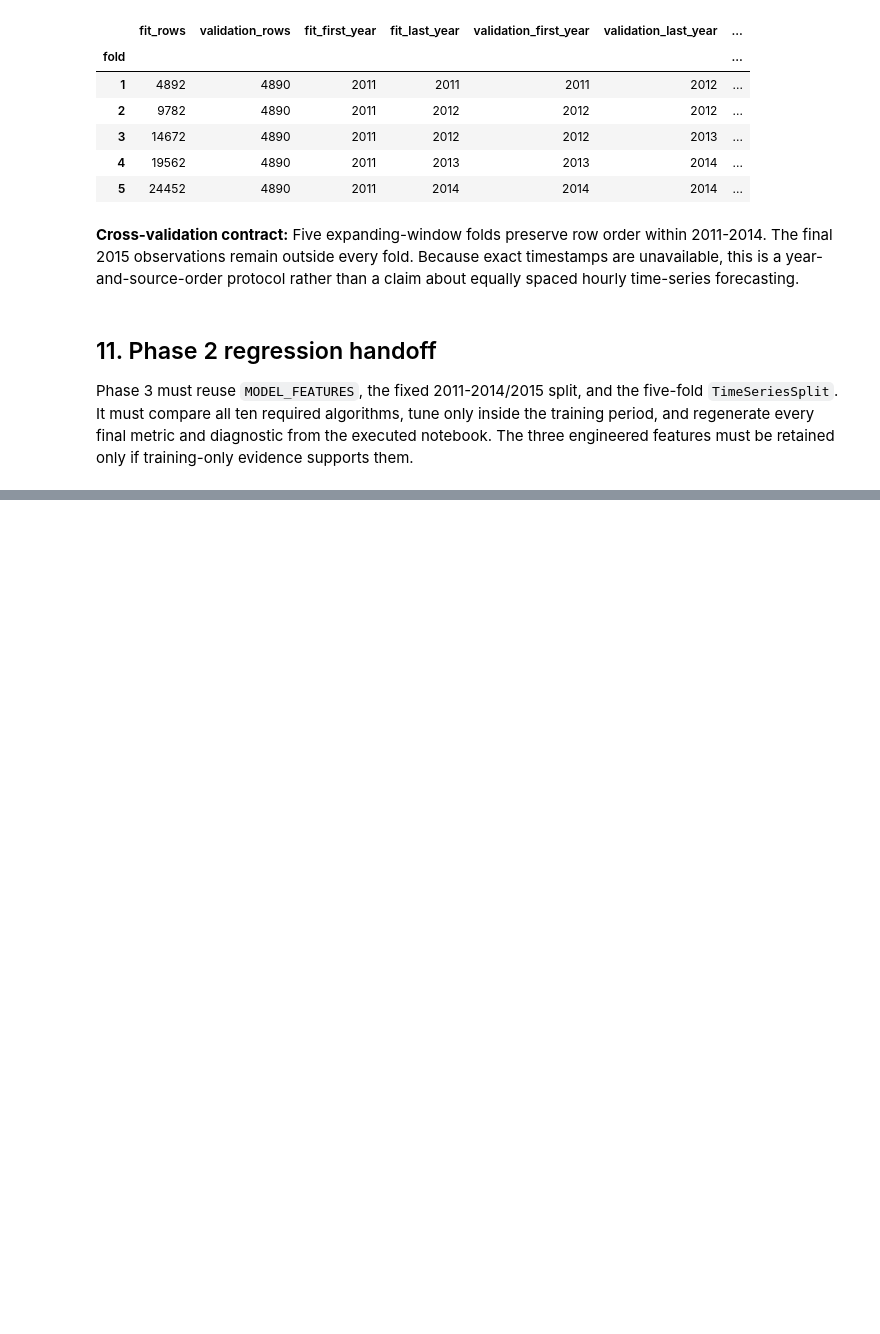
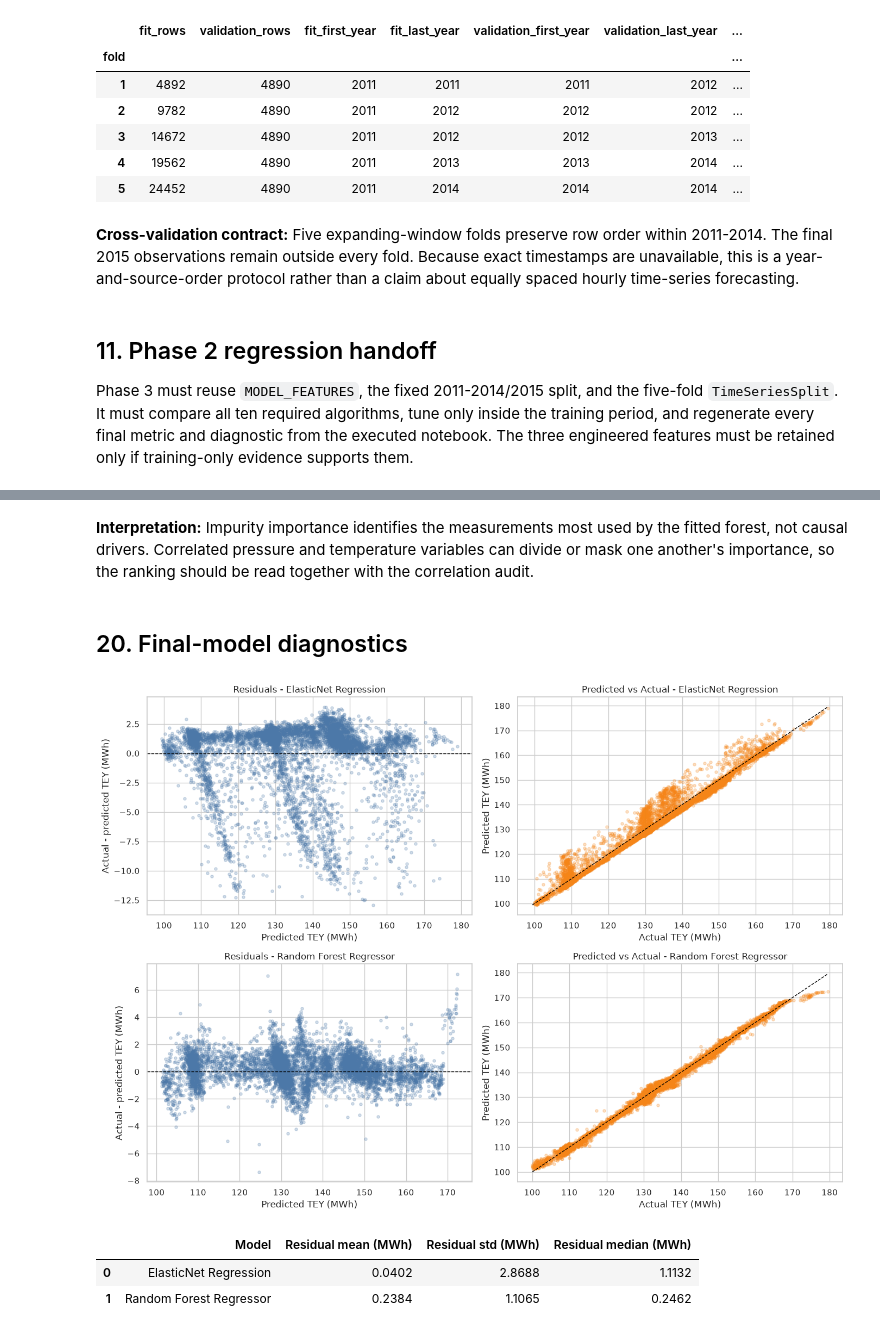
Before and after one commit to Shruhath/23CSE301-ML-Capstone, a Jupyter notebook: notebooks/regression.ipynb, the cells around one changed output, grey strips where cells are left out. Saved outputs shown, nothing was run; the diff lists cells and outputs as text; code cells hidden in the pictures; blank space fills up the shorter version.

```diff
--- a/notebooks/regression.ipynb
+++ b/notebooks/regression.ipynb
@@ -701,0 +763,13 @@ display(lasso_coefficients.sort_values(key=np.abs, ascending=False).to_frame())
+# %%
+regression_cv_table = (
+    pd.DataFrame(regression_cv_records)
+    .sort_values("CV Mean R2", ascending=False)
+    .reset_index(drop=True)
+)
+regression_parameter_table = pd.DataFrame(regression_search_records)
+display(regression_cv_table.style.format({
+    "CV Mean R2": "{:.6f}",
+    "CV Std R2": "{:.6f}",
+    "Search Seconds": "{:.1f}",
+}))
+display(regression_parameter_table)
@@ -701,0 +961,44 @@ display(lasso_coefficients.sort_values(key=np.abs, ascending=False).to_frame())
+# %% [markdown]
+**Interpretation:** Impurity importance identifies the measurements most used by the fitted forest, not causal drivers. Correlated pressure and temperature variables can divide or mask one another's importance, so the ranking should be read together with the correlation audit.
+# %% [markdown]
+## 20. Final-model diagnostics
+# %%
+diagnostic_models = list(dict.fromkeys([FINAL_REGRESSION_MODEL_NAME, HELDOUT_LEADER_NAME]))
+fig, axes = plt.subplots(len(diagnostic_models), 2, figsize=(14, 5 * len(diagnostic_models)), squeeze=False)
+residual_summary_rows = []
+for row_index, name in enumerate(diagnostic_models):
+    predictions = regression_test_predictions[name]
+    residuals = y_test.to_numpy() - predictions
+
+    axes[row_index, 0].scatter(predictions, residuals, alpha=0.25, s=14, color="#4C78A8")
+    axes[row_index, 0].axhline(0, color="black", linestyle="--", linewidth=1)
+    axes[row_index, 0].set_title(f"Residuals - {name}")
+    axes[row_index, 0].set_xlabel("Predicted TEY (MWh)")
+    axes[row_index, 0].set_ylabel("Actual - predicted TEY (MWh)")
+
+    axes[row_index, 1].scatter(y_test, predictions, alpha=0.25, s=14, color="#F58518")
+    lower = min(y_test.min(), predictions.min())
+    upper = max(y_test.max(), predictions.max())
+    axes[row_index, 1].plot([lower, upper], [lower, upper], color="black", linestyle="--", linewidth=1)
+    axes[row_index, 1].set_title(f"Predicted vs Actual - {name}")
+    axes[row_index, 1].set_xlabel("Actual TEY (MWh)")
+    axes[row_index, 1].set_ylabel("Predicted TEY (MWh)")
+
+    residual_summary_rows.append(
+        {
+            "Model": name,
+            "Residual mean (MWh)": residuals.mean(),
+            "Residual std (MWh)": residuals.std(ddof=1),
+            "Residual median (MWh)": np.median(residuals),
+        }
+    )
+
+plt.tight_layout()
+plt.show()
+residual_summary = pd.DataFrame(residual_summary_rows)
+display(residual_summary)
+# %% [output]
+[figure, added]
+|  | Model | Residual mean (MWh) | Residual std (MWh) | Residual median (MWh) |
+| 0 | ElasticNet Regression | 0.0402 | 2.8688 | 1.1132 |
+| 1 | Random Forest Regressor | 0.2384 | 1.1065 | 0.2462 |
```
Also changed, not shown: parts of 40 cells of this notebook, 4 other files.
